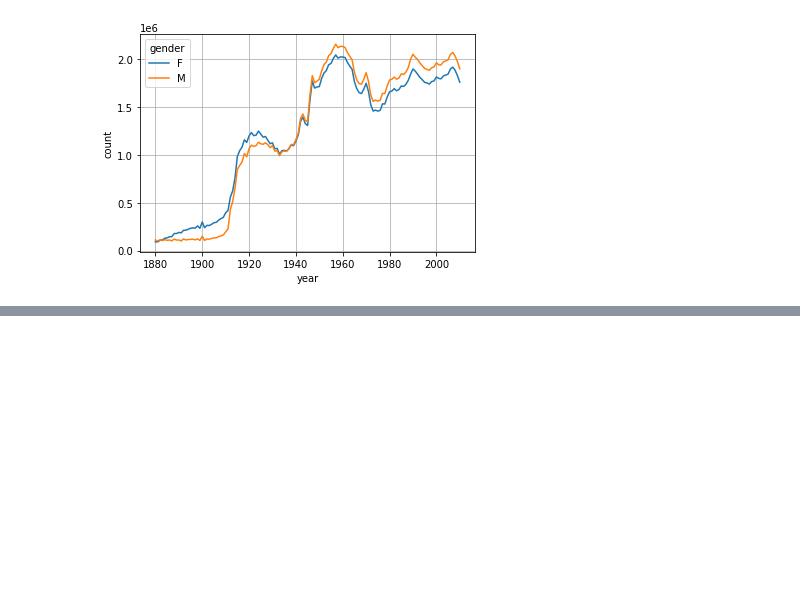
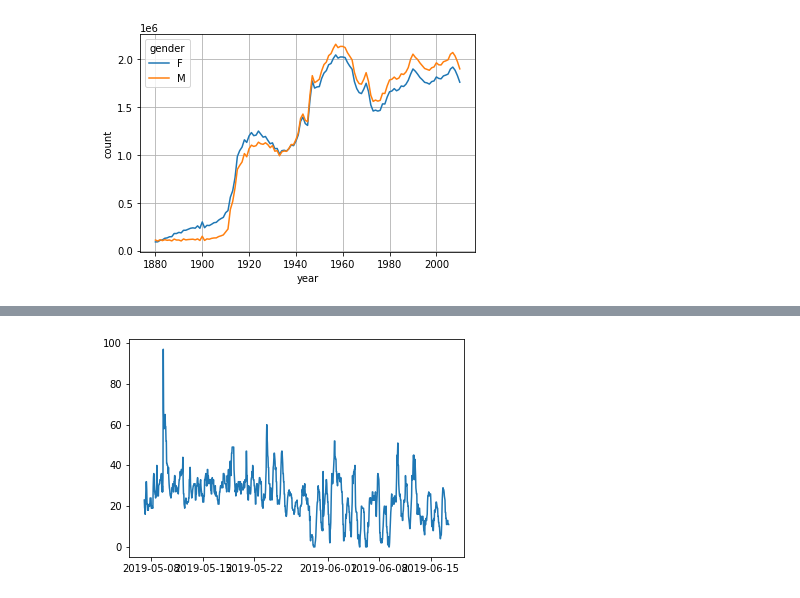
Before and after one commit to JakeOh/202011_itw_bd21, a Jupyter notebook: lab_da/da13_concat.ipynb, the cells around one changed output, grey strips where cells are left out. Drawn from its saved outputs; the diff is of its cells as text; code cells hidden in the pictures; blank space fills up the shorter version.

```diff
--- a/lab_da/da13_concat.ipynb
+++ b/lab_da/da13_concat.ipynb
@@ -246,0 +254,4 @@ plt.show()
+# %%
+no2_file = 'https://github.com/pandas-dev/pandas/raw/master/doc/data/air_quality_no2_long.csv'
+no2_df = pd.read_csv(no2_file)
+#> 공기 중 NO2의 농도를 3개 도시에서 1시간 간격으로 측정한 데이터
@@ -246,0 +303,4 @@ plt.show()
+# %%
+# date.utc 컬럼의 데이터 타입을 문자열 타입에서 'datetime64' 타입으로 변환
+no2_df['date.utc'] = no2_df['date.utc'].astype('datetime64')
+no2_df.dtypes
@@ -246,0 +334,7 @@ plt.show()
+# %%
+# London의 시간대별 NO2 농도 그래프
+london = no2_df[no2_df['city'] == 'London']
+plt.plot('date.utc', 'value', data=london)
+plt.show()
+# %% [output]
+[figure, added]
```
Also changed, not shown: parts of 30 cells of this notebook.
